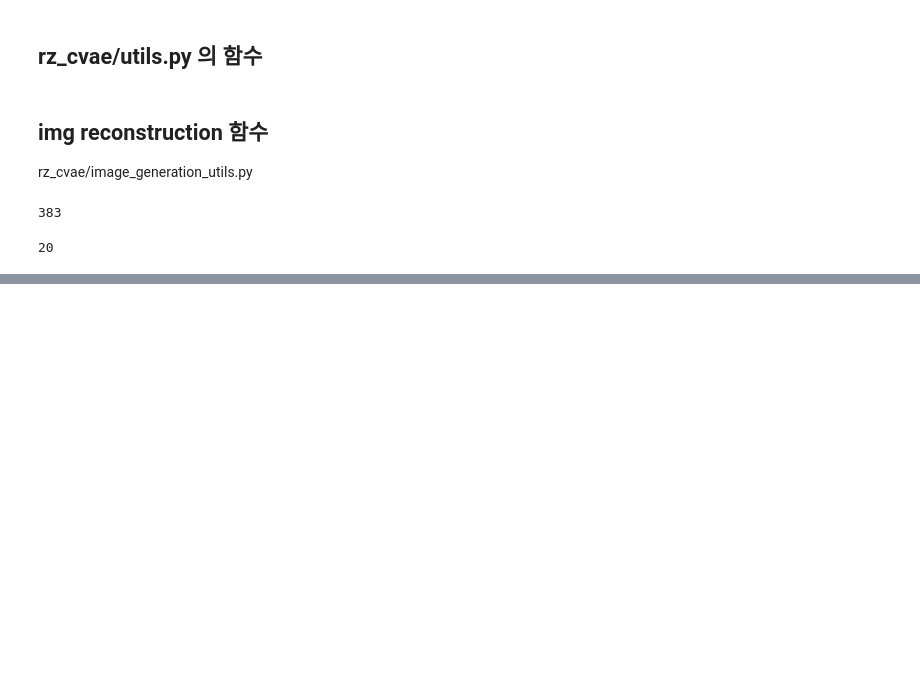
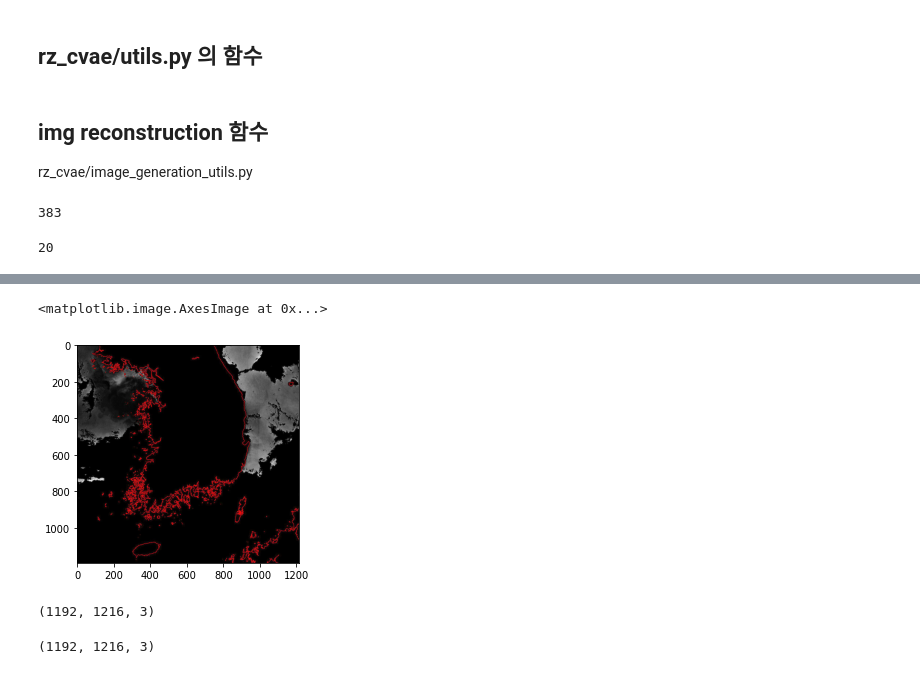
Before and after one commit to chhyyi/rz_cvae, a Jupyter notebook: img_load_test.ipynb, the cells around one changed output, grey strips where cells are left out. Drawn from its saved outputs; the diff is of its cells as text; code cells hidden in the pictures; blank space fills up the shorter version.

```diff
--- a/img_load_test.ipynb
+++ b/img_load_test.ipynb
@@ -160,0 +185,6 @@ array([['sample_img/imgCrop_RI/20200928_13_RI.JPG.jpg',
+# %%
+import os
+path = 'image_data/RI'
+data_files = os.listdir(path)
+
+print(len([x for x in data_files if x.split('.')[-1]=='jpg']))
@@ -160,0 +248,14 @@ array([['sample_img/imgCrop_RI/20200928_13_RI.JPG.jpg',
+# %%
+orig_img = plt.imread(os.path.join(path, a['imagePath']))
+plt.imshow(orig_img)
+# %% [output]
+<matplotlib.image.AxesImage at 0x...>
+[figure, added]
+# %%
+orig_img.shape
+# %% [output]
+(1192, 1216, 3)
+# %%
+img.shape
+# %% [output]
+(1192, 1216, 3)
```
Also changed, not shown: parts of 22 cells of this notebook.
